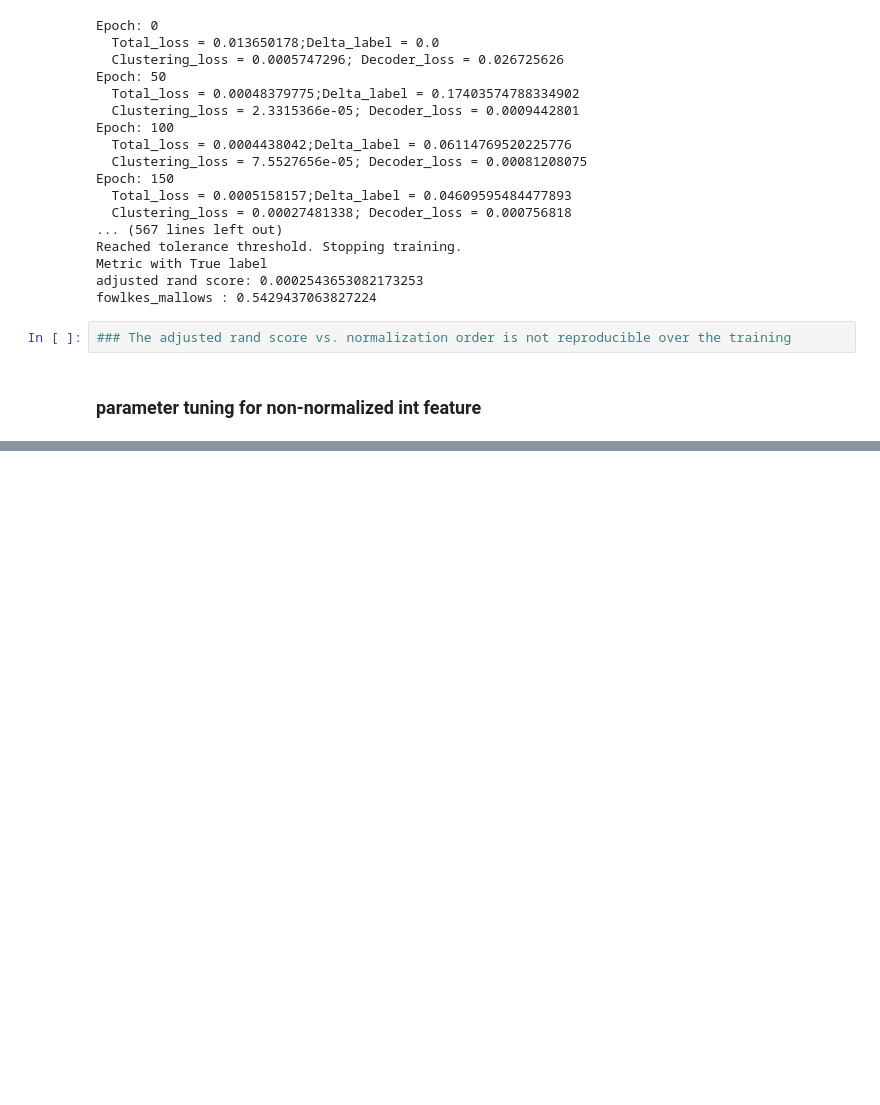
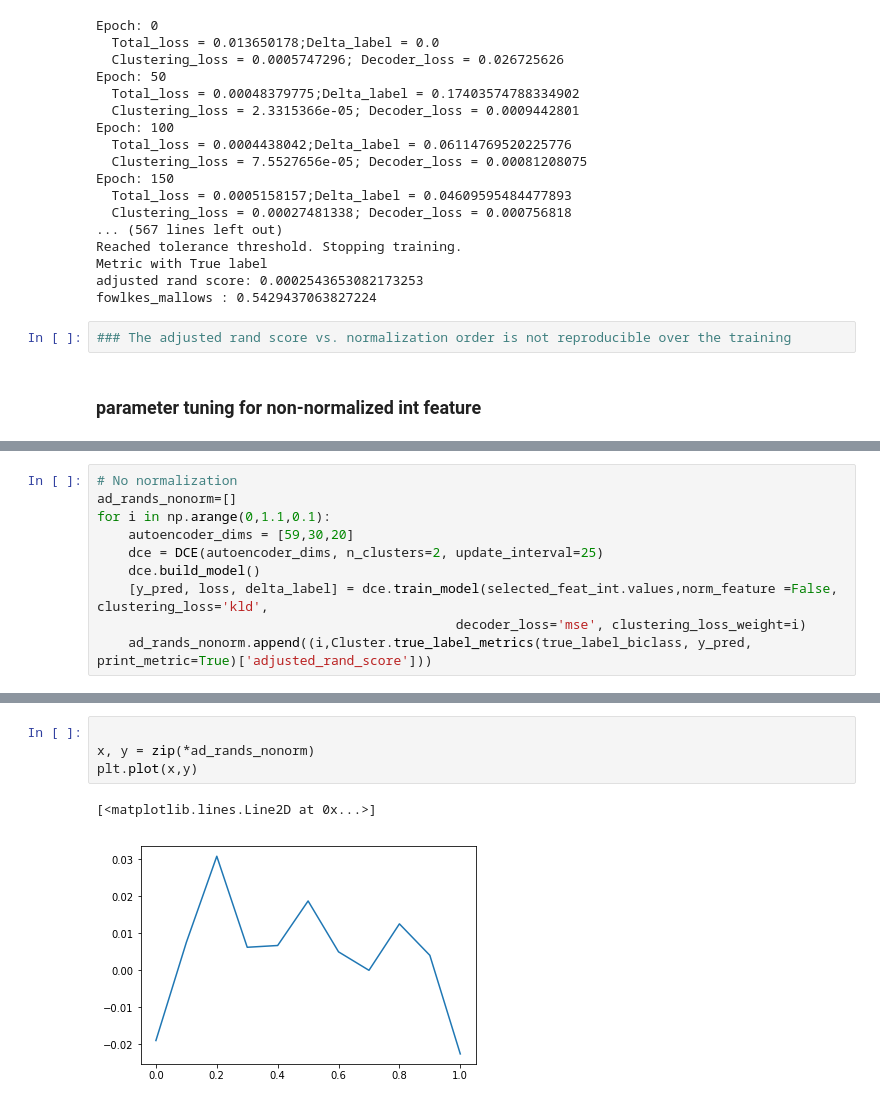
Before and after one commit to chembed/DeepChEmbed, a Jupyter notebook: deepchembed/notebook_scripts/int_dce_test.ipynb, the cells around one changed output, grey strips where cells are left out. Saved outputs shown, nothing was run; the diff lists cells and outputs as text; blank space fills up the shorter version.

```diff
--- a/deepchembed/notebook_scripts/int_dce_test.ipynb
+++ b/deepchembed/notebook_scripts/int_dce_test.ipynb
@@ -450,0 +450,10 @@ plt.plot(x,y)
+# %%
+# No normalization
+ad_rands_nonorm=[]
+for i in np.arange(0,1.1,0.1):
+    autoencoder_dims = [59,30,20]
+    dce = DCE(autoencoder_dims, n_clusters=2, update_interval=25)
+    dce.build_model()
+    [y_pred, loss, delta_label] = dce.train_model(selected_feat_int.values,norm_feature =False, clustering_loss='kld',
+                                              decoder_loss='mse', clustering_loss_weight=i)
+    ad_rands_nonorm.append((i,Cluster.true_label_metrics(true_label_biclass, y_pred, print_metric=True)['adjusted_rand_score']))
@@ -450,0 +478,7 @@ plt.plot(x,y)
+# %%
+
+x, y = zip(*ad_rands_nonorm)
+plt.plot(x,y)
+# %% [output]
+[<matplotlib.lines.Line2D at 0x...>]
+[figure, added]
```
Also changed, not shown: parts of 10 cells of this notebook.
